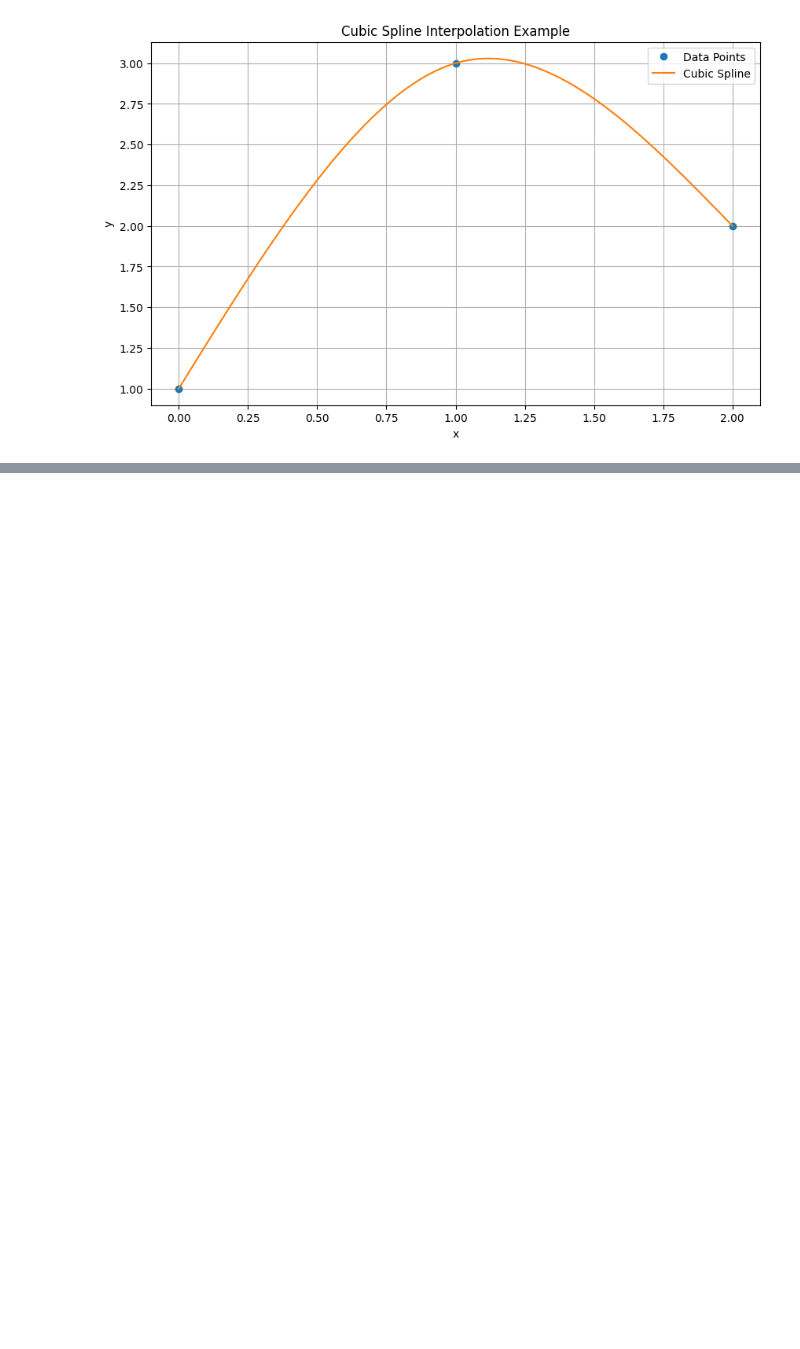
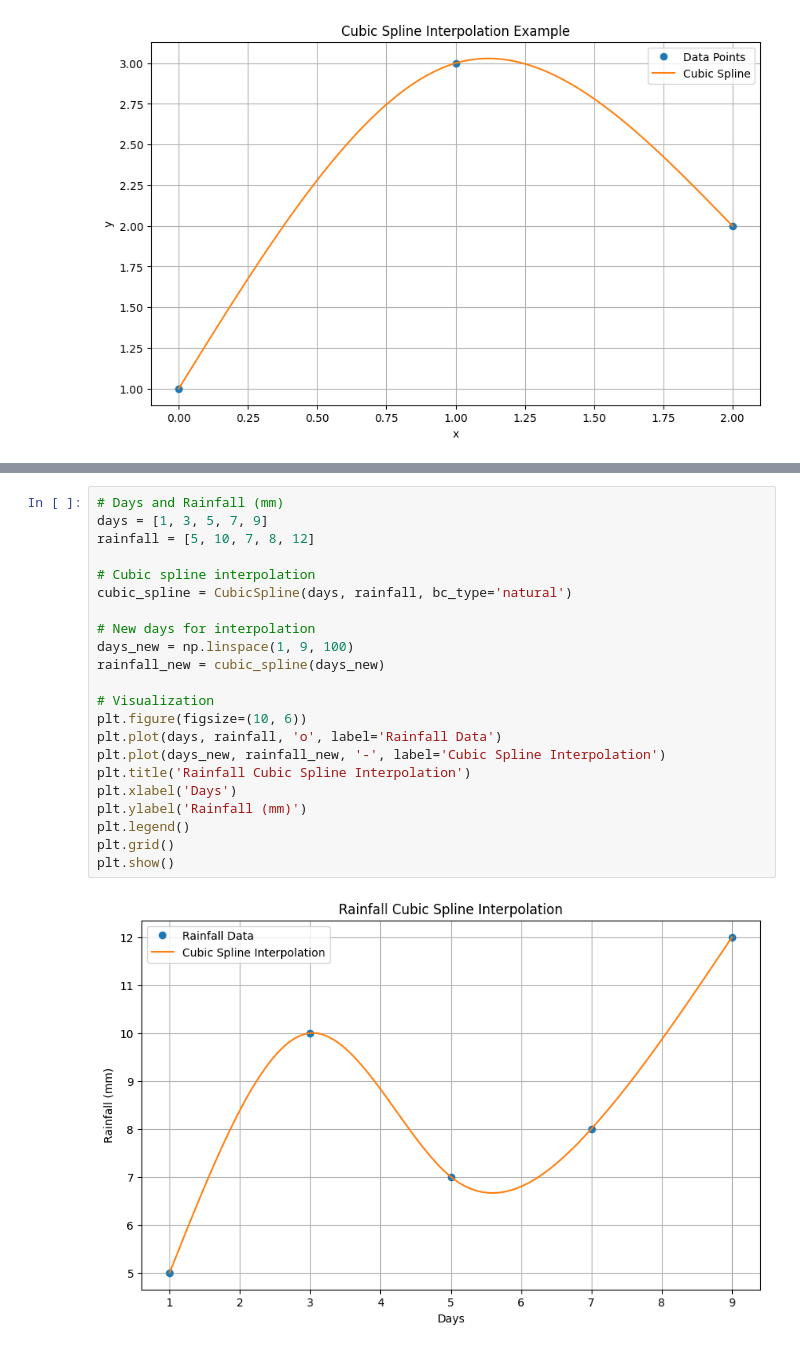
Before and after one commit to joshuadollison/MAT421, a Jupyter notebook: MAT421_16133_HW2.ipynb, the cells around one changed output, grey strips where cells are left out. Cells and saved outputs as stored; diff of their text form; blank space fills up the shorter version.

```diff
--- a/MAT421_16133_HW2.ipynb
+++ b/MAT421_16133_HW2.ipynb
@@ -110,0 +168,24 @@ plt.show()
+# %%
+# Days and Rainfall (mm)
+days = [1, 3, 5, 7, 9]
+rainfall = [5, 10, 7, 8, 12]
+
+# Cubic spline interpolation
+cubic_spline = CubicSpline(days, rainfall, bc_type='natural')
+
+# New days for interpolation
+days_new = np.linspace(1, 9, 100)
+rainfall_new = cubic_spline(days_new)
+
+# Visualization
+plt.figure(figsize=(10, 6))
+plt.plot(days, rainfall, 'o', label='Rainfall Data')
+plt.plot(days_new, rainfall_new, '-', label='Cubic Spline Interpolation')
+plt.title('Rainfall Cubic Spline Interpolation')
+plt.xlabel('Days')
+plt.ylabel('Rainfall (mm)')
+plt.legend()
+plt.grid()
+plt.show()
+# %% [output]
+[figure, added]
```
Also changed, not shown: parts of 6 cells of this notebook.
